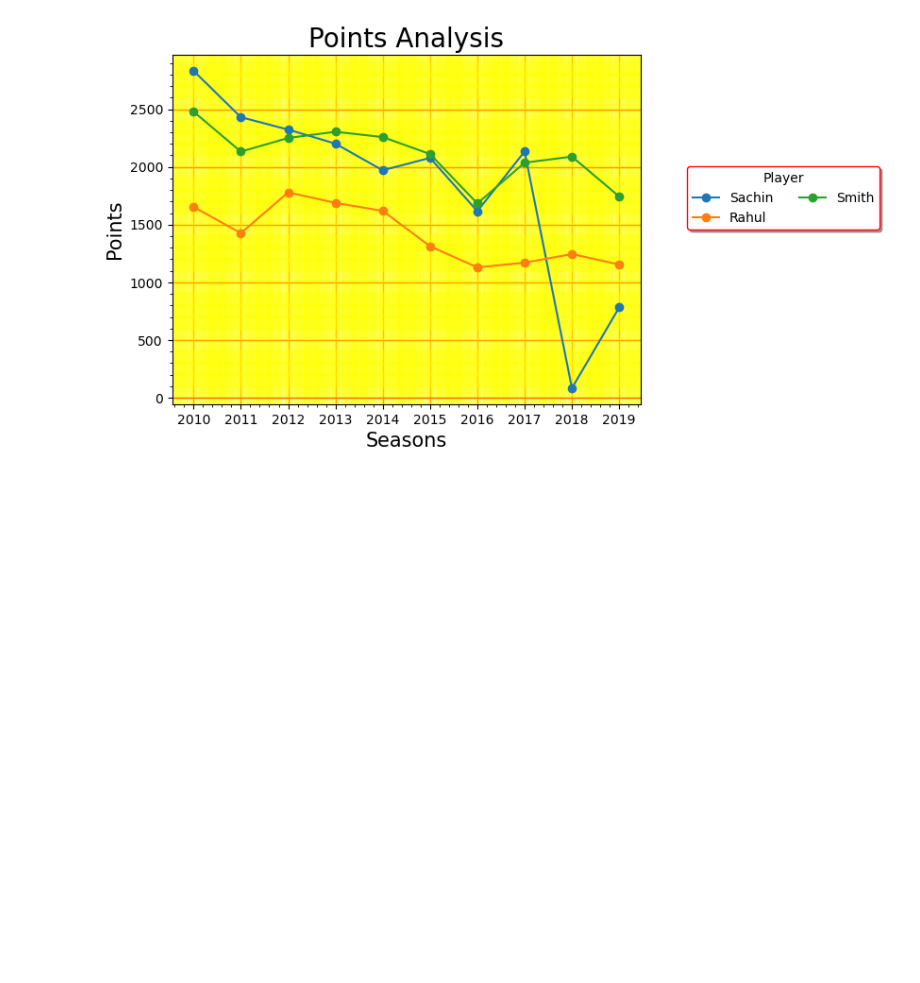
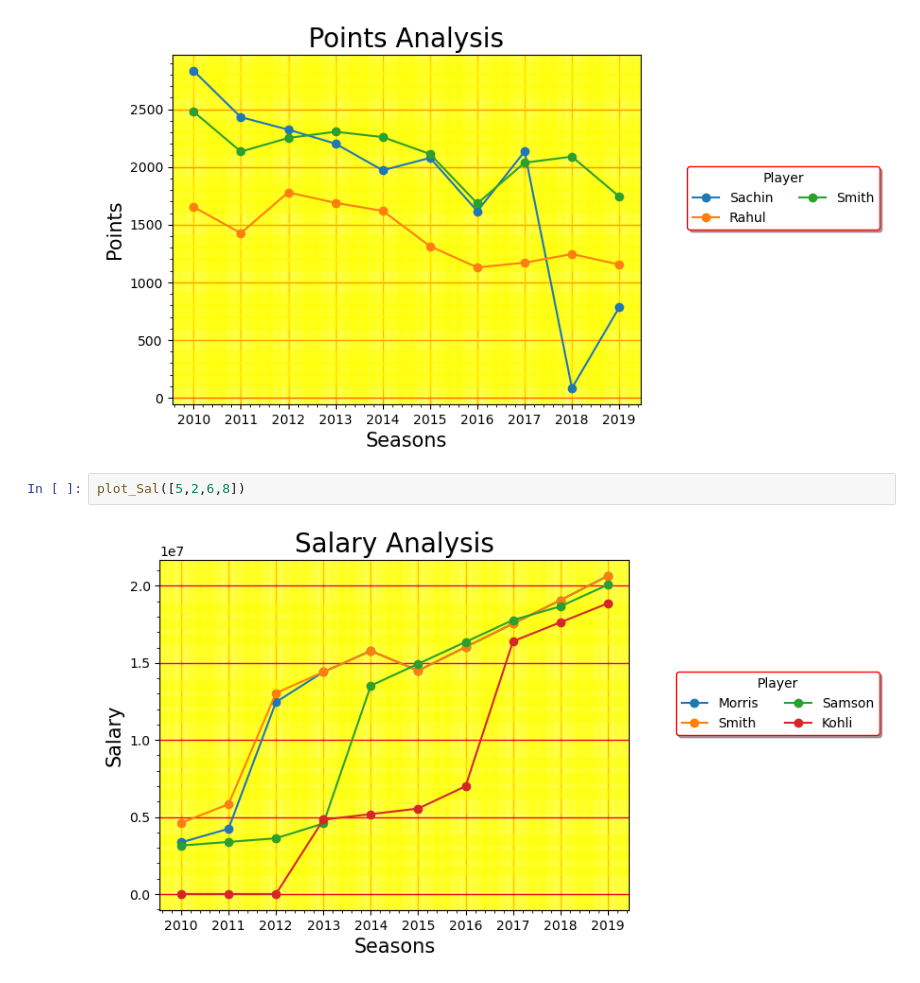
Before and after one commit to vamsikrishnamantri/Data-Science-Projects, a Jupyter notebook: Cricket Data Analysis/Cricket Dataset Analysis.ipynb, the cells around one changed output. Cells and saved outputs as stored; diff of their text form; blank space fills up the shorter version.

```diff
--- a/Cricket Data Analysis/Cricket Dataset Analysis.ipynb
+++ b/Cricket Data Analysis/Cricket Dataset Analysis.ipynb
@@ -375,3 +375,7 @@ plot_Gms(range(3))
 plot_Pnt(range(3))
 # %% [output]
 [figure]
+# %%
+plot_Sal([5,2,6,8])
+# %% [output]
+[figure, added]
```
Also changed, not shown: parts of 6 cells of this notebook, 1 other file.
